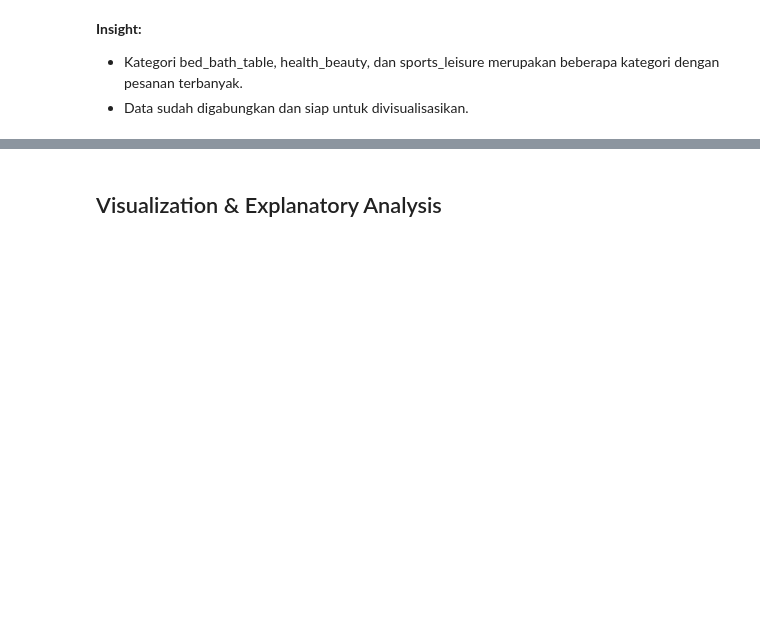
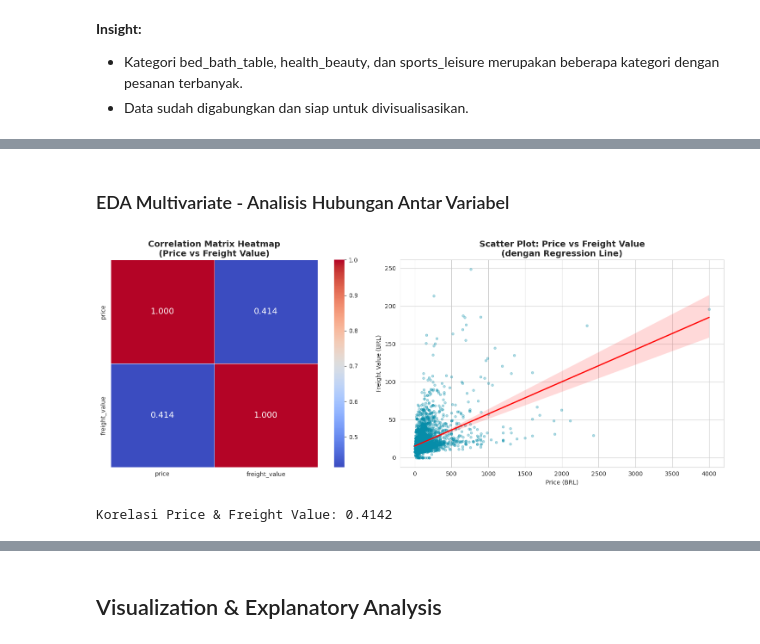
Before and after one commit to vitogunawan18/proyek-analisis-data, a Jupyter notebook: notebook.ipynb, the cells around one changed output, grey strips where cells are left out. Saved outputs shown, nothing was run; the diff lists cells and outputs as text; code cells hidden in the pictures; blank space fills up the shorter version.

```diff
--- a/notebook.ipynb
+++ b/notebook.ipynb
@@ -213,0 +275,27 @@ display(category_counts.head())
+# %% [markdown]
+### EDA Multivariate - Analisis Hubungan Antar Variabel
+# %%
+numeric_cols = orders_with_items[['price', 'freight_value']].dropna()
+
+fig, axes = plt.subplots(1, 2, figsize=(16, 6))
+
+corr_matrix = numeric_cols.corr()
+sns.heatmap(corr_matrix, annot=True, fmt='.3f', cmap='coolwarm',
+            square=True, linewidths=0.5, ax=axes[0], annot_kws={'size': 14})
+axes[0].set_title('Correlation Matrix Heatmap\n(Price vs Freight Value)', fontsize=14, fontweight='bold')
+
+sample_df = orders_with_items[['price', 'freight_value']].dropna().sample(min(5000, len(orders_with_items)), random_state=42)
+sns.regplot(x='price', y='freight_value', data=sample_df, ax=axes[1],
+            scatter_kws={'alpha': 0.3, 'color': '#068DA9', 's': 15},
+            line_kws={'color': 'red', 'linewidth': 2})
+axes[1].set_title('Scatter Plot: Price vs Freight Value\n(dengan Regression Line)', fontsize=14, fontweight='bold')
+axes[1].set_xlabel('Price (BRL)')
+axes[1].set_ylabel('Freight Value (BRL)')
+
+plt.tight_layout()
+plt.show()
+
+print(f'Korelasi Price & Freight Value: {corr_matrix.iloc[0,1]:.4f}')
+# %% [output]
+[figure, added]
+Korelasi Price & Freight Value: 0.4142
```
Also changed, not shown: parts of 21 cells of this notebook, 1 other file.
